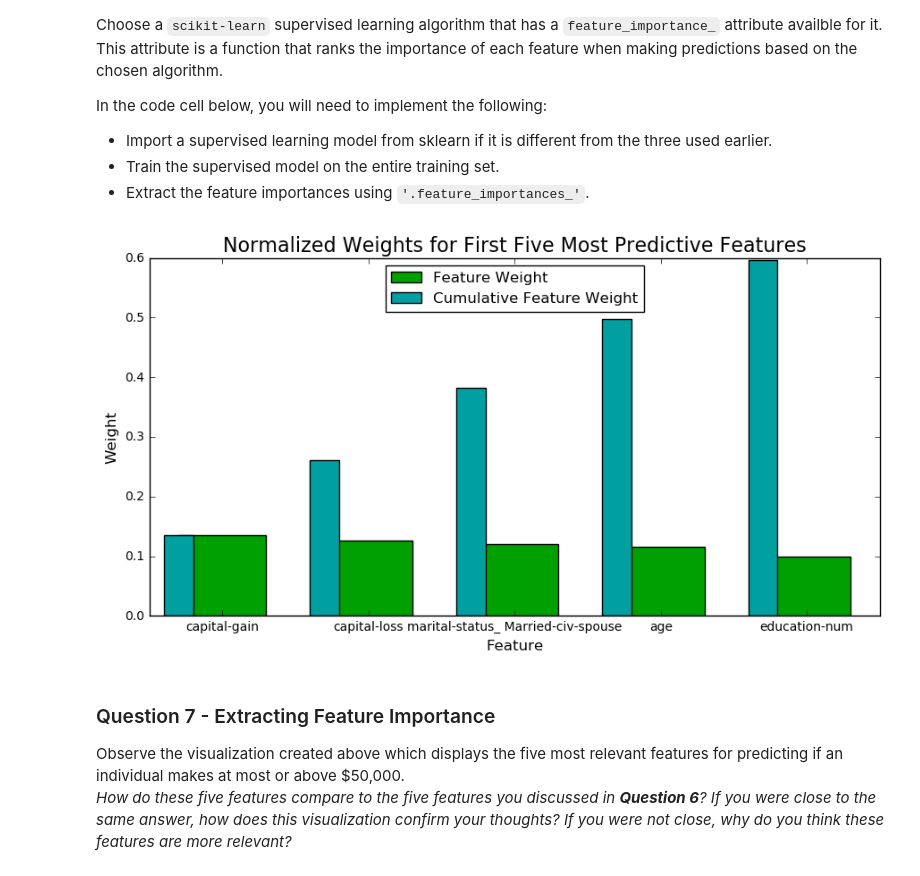
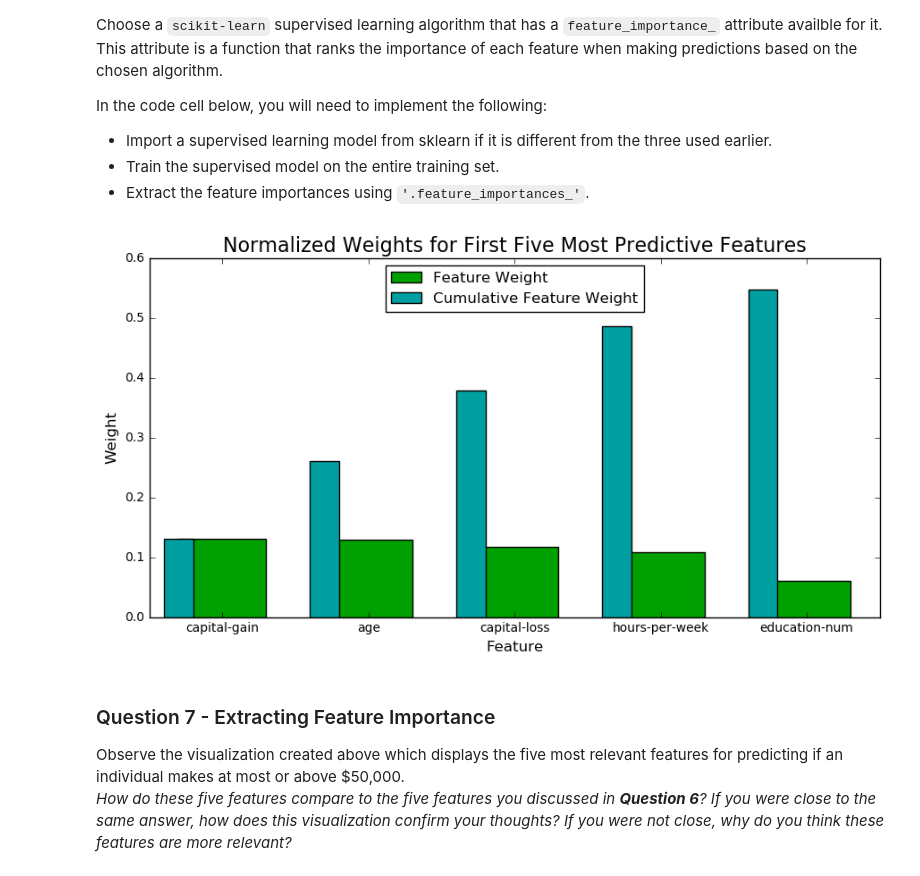
Before and after one commit to martinsimon88/Udacity3_donors, a Jupyter notebook: finding_donors.ipynb, the cells around one changed output. Cells and saved outputs as stored; diff of their text form; code cells hidden in the pictures.

```diff
--- a/finding_donors.ipynb
+++ b/finding_donors.ipynb
@@ -144,7 +144,10 @@ Additionally, as with the non-numeric features, we need to convert the non-numer
 features = pd.get_dummies(features_raw)
 #print features
 # TODO: Encode the 'income_raw' data to numerical values
-income = income_raw.apply(lambda x: 0 if x == "<=50K" else 1)
+#income = income_raw.apply(lambda x: 0 if x == "<=50K" else 1)
+
+# This is so much more elegant: :)
+income = pd.get_dummies(income_raw)['>50K']
 #print income, income_raw
 
 # Print the number of features after one-hot encoding
@@ -533,16 +574,19 @@ In the code cell below, you will need to implement the following:
 # %%
 # TODO: Import a supervised learning model that has 'feature_importances_'
 
 # TODO: Train the supervised model on the training set
-model = GradientBoostingClassifier().fit(X_train, y_train)
+#model = GradientBoostingClassifier().fit(X_train, y_train)
 
 # TODO: Extract the feature importances
-importances = model.feature_importances_
+#importances = model.feature_importances_
+
+# Extract the feature importances using the best model.
+importances = best_clf.feature_importances_
 
 # Plot
 vs.feature_plot(importances, X_train, y_train)
 # %% [output]
-[figure, old version]
+[figure, new version]
 # %% [markdown]
 ### Question 7 - Extracting Feature Importance
 
```
Also changed, not shown: parts of 13 cells of this notebook, 1 other file.
